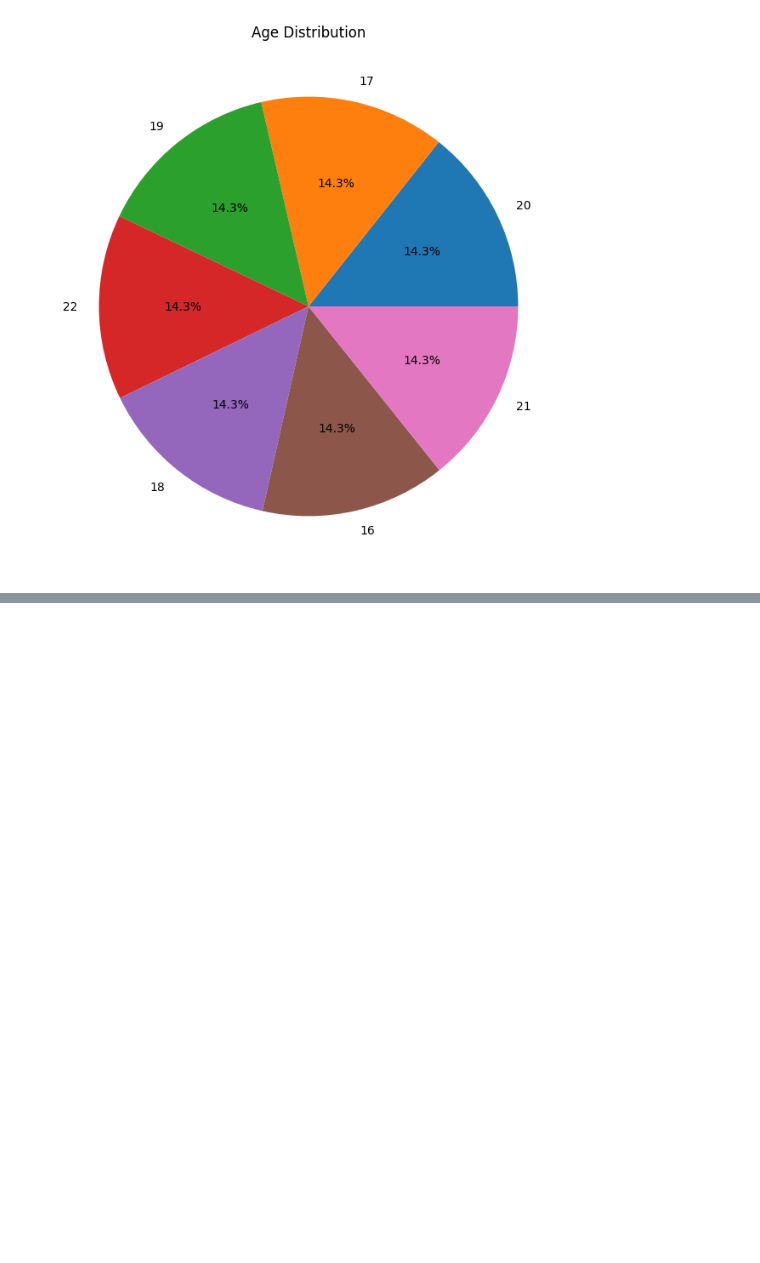
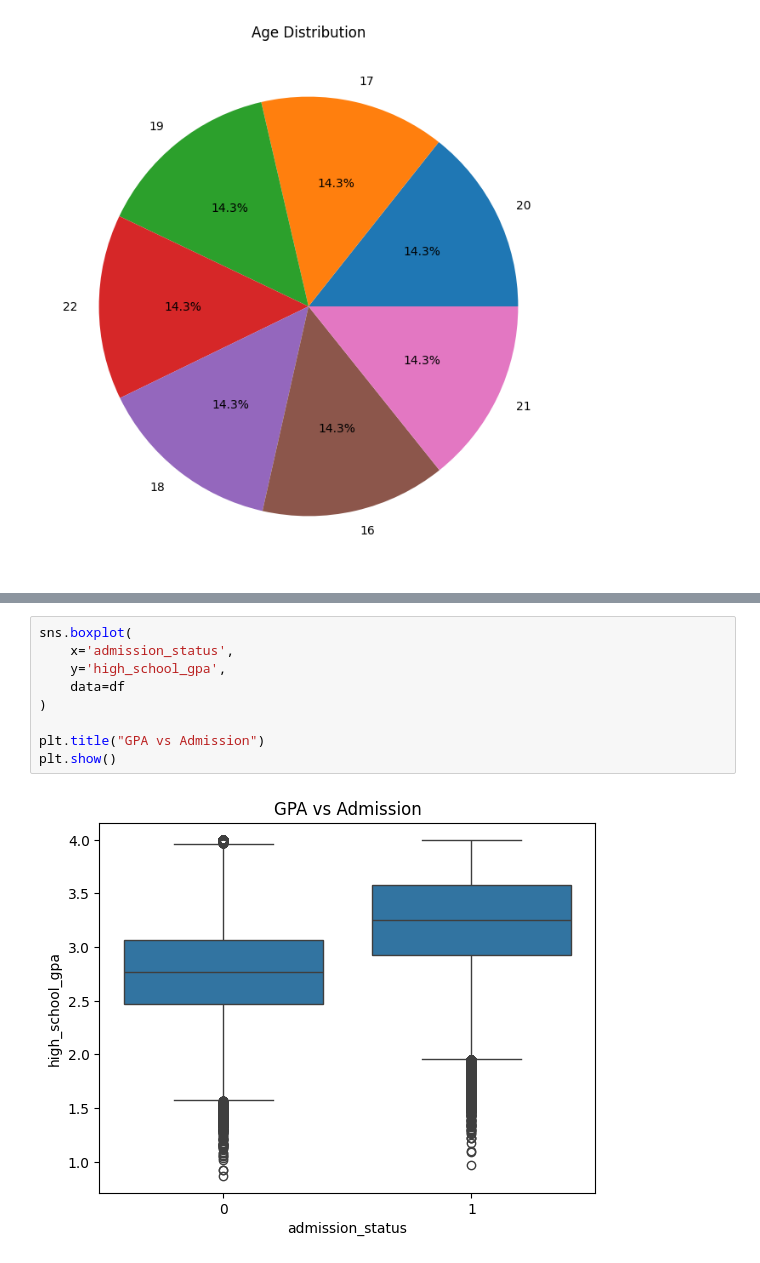
Before and after one commit to SpicyPump/CI345ML, a Jupyter notebook: CI345_Final_Project.ipynb, the cells around one changed output, grey strips where cells are left out. Cells and saved outputs as stored; diff of their text form; blank space fills up the shorter version.

```diff
--- a/CI345_Final_Project.ipynb
+++ b/CI345_Final_Project.ipynb
@@ -99,0 +182,11 @@ KeyboardInterrupt:
+# %%
+sns.boxplot(
+    x='admission_status',
+    y='high_school_gpa',
+    data=df
+)
+
+plt.title("GPA vs Admission")
+plt.show()
+# %% [output]
+[figure, added]
```
Also changed, not shown: parts of 24 cells of this notebook.
